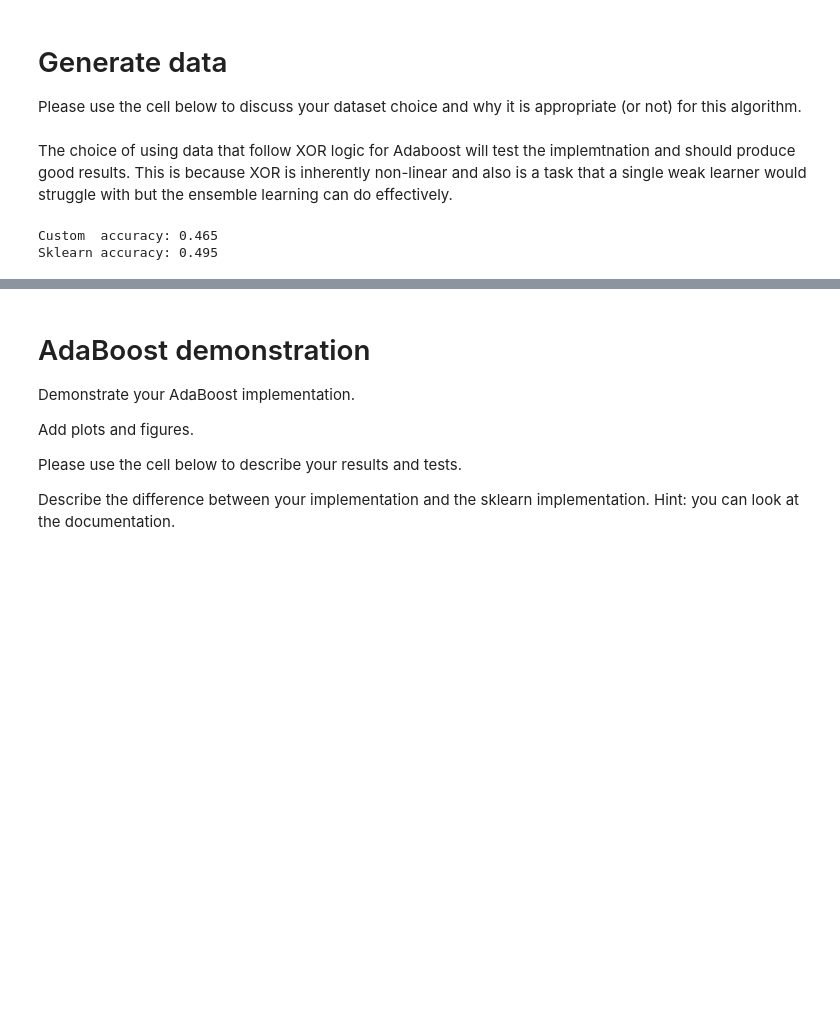
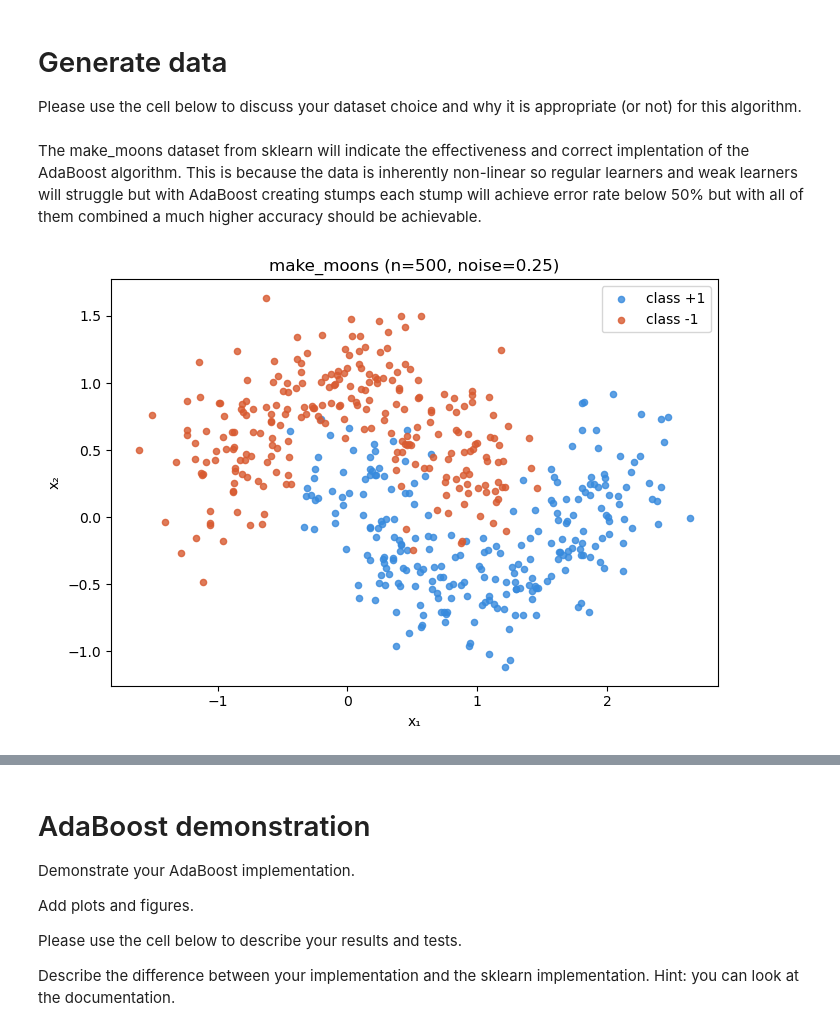
Before and after one commit to davidavivb/AdvancedML_Hw2, a Jupyter notebook: HW2_Boosting.ipynb, the cells around one changed output, grey strips where cells are left out. Saved outputs shown, nothing was run; the diff lists cells and outputs as text; code cells hidden in the pictures; blank space fills up the shorter version.

Commit message:
Data Done + some plots with [B

```diff
--- a/HW2_Boosting.ipynb
+++ b/HW2_Boosting.ipynb
@@ -176,29 +176,24 @@ class AdaBoostCustom:
 # Generate data
 Please use the cell below to discuss your dataset choice and why it is appropriate (or not) for this algorithm.
 # %% [markdown]
-The choice of using data that follow XOR logic for Adaboost will test the implemtnation and should produce good results. This is because XOR is inherently non-linear and also is a task that a single weak learner would struggle with but the ensemble learning can do effectively.
+The make_moons dataset from sklearn will indicate the effectiveness and correct implentation of the AdaBoost algorithm. This is because the data is inherently non-linear so regular learners and weak learners will struggle but with AdaBoost creating stumps each stump will achieve error rate below 50% but with all of them combined a much higher accuracy should be achievable.
 # %%
 # Your code here
 #XOR dataset
 np.random.seed(42)
-X = np.random.randn(2000, 2)
-y = np.where(X[:, 0] * X[:, 1] > 0, +1, -1)
+from sklearn.datasets import make_moons
+X, y = make_moons(n_samples=500, noise=0.25, random_state=42)
+y = np.where(y == 0, -1, +1)
 
 
-X_train, X_test, y_train, y_test = train_test_split(X, y, test_size=0.2, random_state=42)
-
-custom_model = AdaBoostCustom(T=10)
-sklearn_model = AdaBoostClassifier(n_estimators=10, random_state=42)
-
-custom_model.fit(X_train, y_train)
-sklearn_model.fit(X_train, np.where(y_train == -1, 0, 1))
-
-
-custom_preds  = custom_model.predict(X_test)
-sklearn_preds = np.where(sklearn_model.predict(X_test) == 0, -1, 1)
-
-print(f"Custom  accuracy: {accuracy_score(y_test, custom_preds)}")
-print(f"Sklearn accuracy: {accuracy_score(y_test, sklearn_preds)}")
+plt.figure(figsize=(7, 5))
+plt.scatter(X[y == 1, 0], X[y == 1, 1], c='#378ADD', s=20, label='class +1', alpha=0.8)
+plt.scatter(X[y == -1, 0], X[y == -1, 1], c='#D85A30', s=20, label='class -1', alpha=0.8)
+plt.legend()
+plt.xlabel('x₁')
+plt.ylabel('x₂')
+plt.title('make_moons (n=500, noise=0.25)')
+plt.tight_layout()
+plt.show()
 # %% [output]
-Custom  accuracy: 0.465
-Sklearn accuracy: 0.495
+[figure, added]
```
Also changed, not shown: parts of 5 cells of this notebook.
